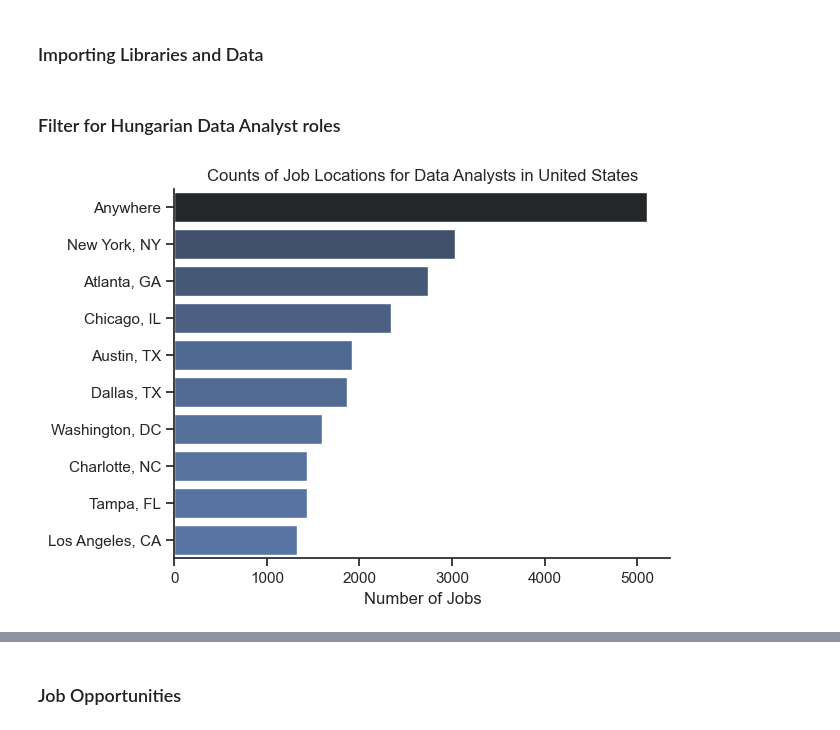
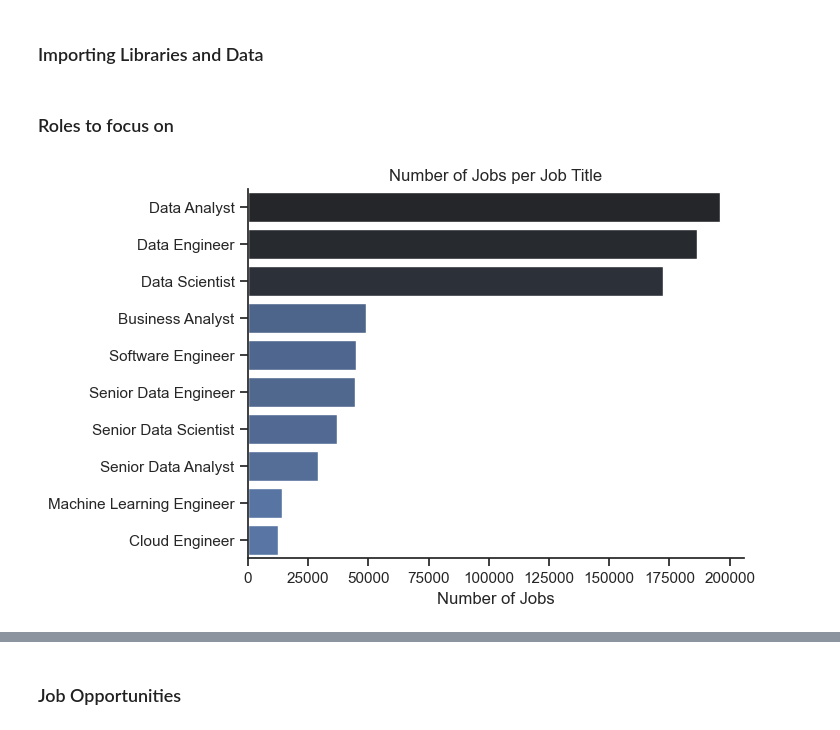
Before and after one commit to augusztinyidaniel/Python_Data_Project, a Jupyter notebook: 3_Project/01_EDA_Intro.ipynb, the cells around one changed output, grey strips where cells are left out. Drawn from its saved outputs; the diff is of its cells as text; code cells hidden in the pictures.

```diff
--- a/3_Project/01_EDA_Intro.ipynb
+++ b/3_Project/01_EDA_Intro.ipynb
@@ -31,5 +38,3 @@ df = dataset['train'].to_pandas()
 # Data Cleanup
 df['job_posted_date'] = pd.to_datetime(df['job_posted_date'])
 df['job_skills'] = df['job_skills'].apply(lambda x: ast.literal_eval(x) if pd.notna(x) else x)
-# %% [markdown]
-### Filter for Hungarian Data Analyst roles
@@ -40,13 +41,14 @@ df_DA = df[(df['job_country'] == country) & (df['job_title_short'] == 'Data Anal
+# %% [markdown]
+### Roles to focus on
 # %%
-df_plot = df_DA['job_location'].value_counts().head(10).to_frame()
+df_plot = df['job_title_short'].value_counts().to_frame()
 
 sns.set_theme(style='ticks')
-sns.barplot(data=df_plot, x='count', y='job_location', hue='count', palette='dark:b_r', legend=False)
+sns.barplot(data=df_plot, x='count', y='job_title_short', hue='count', palette='dark:b_r', legend=False)
 sns.despine()
-plt.title(f'Counts of Job Locations for Data Analysts in {country}')
+plt.title('Number of Jobs per Job Title')
 plt.xlabel('Number of Jobs')
 plt.ylabel('')
-
 plt.show()
 # %% [output]
-[figure, old version]
+[figure, new version]
```
Also changed, not shown: parts of 17 cells of this notebook, 11 other files.
